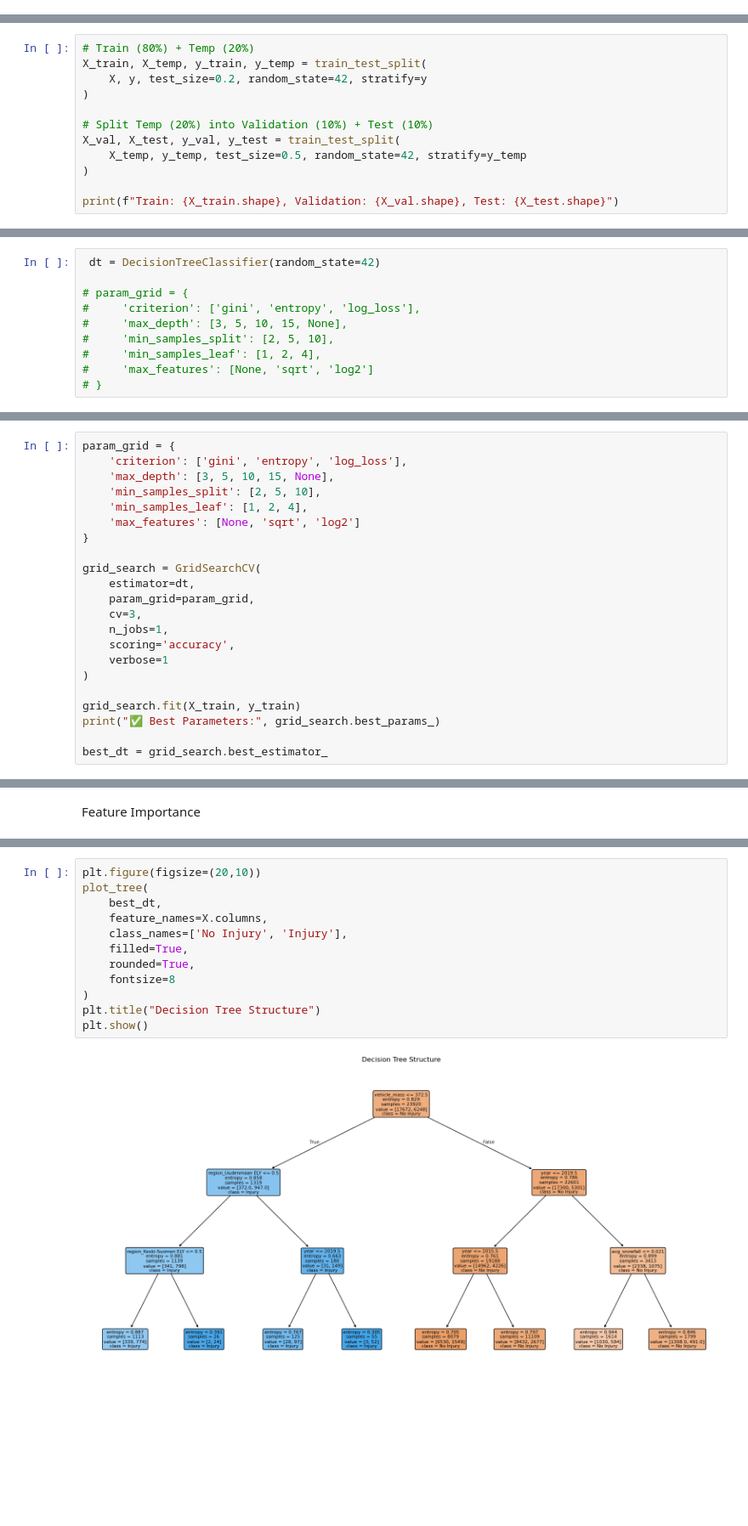
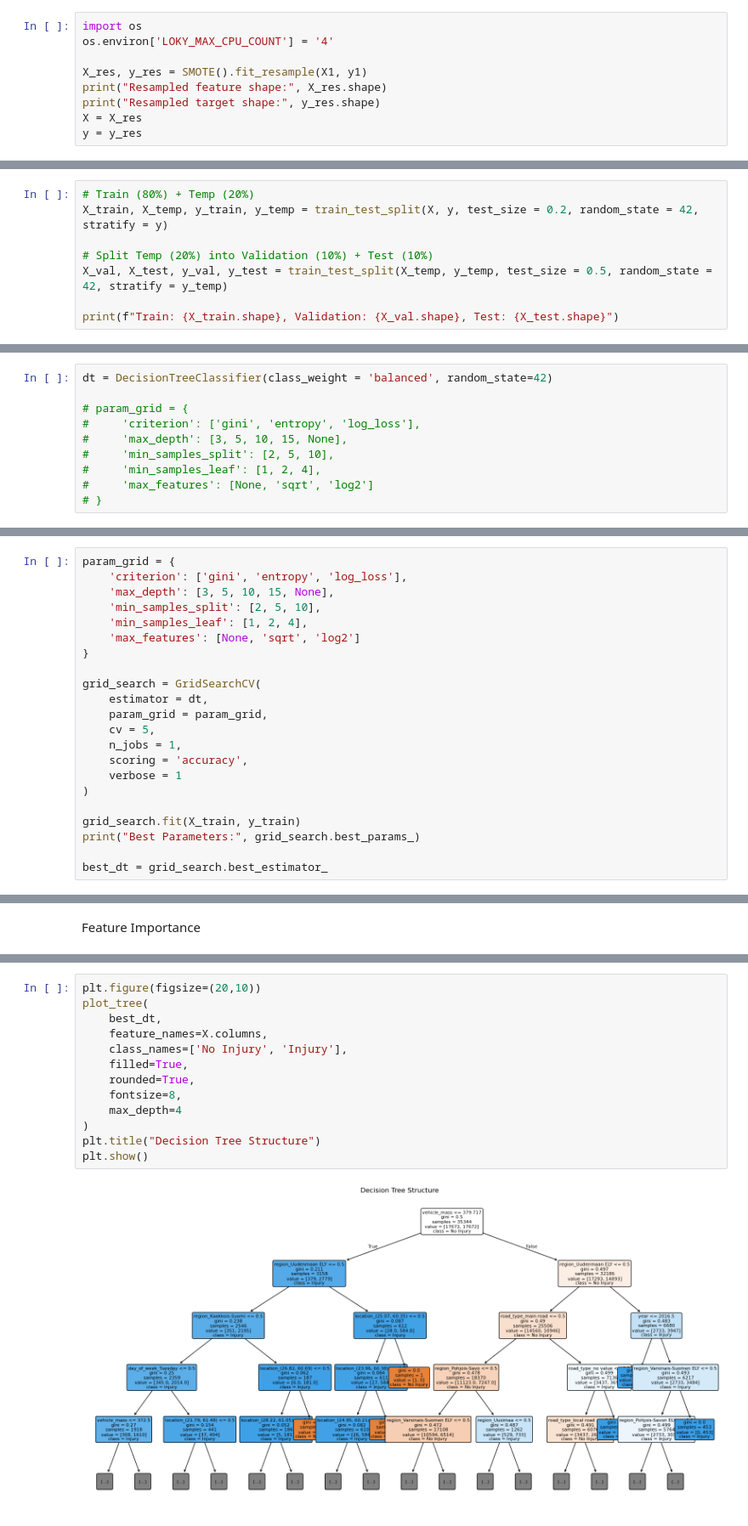
Before and after one commit to githubuser100923/intro-to-ds, a Jupyter notebook: Modeling-DT.ipynb, the cells around one changed output, grey strips where cells are left out. Shown at 85% size. Drawn from its saved outputs; the diff is of its cells as text; blank space fills up the shorter version.

Commit message:
Amended the DT nd refreshed the visuals using the final dataset

```diff
--- a/Modeling-DT.ipynb
+++ b/Modeling-DT.ipynb
@@ -74,2 +81,11 @@ print("Processed feature shape:", X.shape)
 # %% [output]
 Processed feature shape: (26578, 13478)
+# %%
+import os
+os.environ['LOKY_MAX_CPU_COUNT'] = '4'
+
+X_res, y_res = SMOTE().fit_resample(X1, y1)
+print("Resampled feature shape:", X_res.shape)
+print("Resampled target shape:", y_res.shape)
+X = X_res
+y = y_res
@@ -77,14 +96,10 @@ Processed feature shape: (26578, 13478)
 Train and Test Split
 # %%
 # Train (80%) + Temp (20%)
-X_train, X_temp, y_train, y_temp = train_test_split(
-    X, y, test_size=0.2, random_state=42, stratify=y
-)
+X_train, X_temp, y_train, y_temp = train_test_split(X, y, test_size = 0.2, random_state = 42, stratify = y)
 
 # Split Temp (20%) into Validation (10%) + Test (10%)
-X_val, X_test, y_val, y_test = train_test_split(
-    X_temp, y_temp, test_size=0.5, random_state=42, stratify=y_temp
-)
+X_val, X_test, y_val, y_test = train_test_split(X_temp, y_temp, test_size = 0.5, random_state = 42, stratify = y_temp)
 
 print(f"Train: {X_train.shape}, Validation: {X_val.shape}, Test: {X_test.shape}")
 # %% [output]
@@ -108,7 +130,7 @@ df
 # %% [markdown]
 Hypeparameter tuning
 # %%
- dt = DecisionTreeClassifier(random_state=42)
+dt = DecisionTreeClassifier(class_weight = 'balanced', random_state=42)
 
 # param_grid = {
 #     'criterion': ['gini', 'entropy', 'log_loss'],
@@ -144,16 +166,16 @@ param_grid = {
 }
 
 grid_search = GridSearchCV(
-    estimator=dt,
-    param_grid=param_grid,
-    cv=3,
-    n_jobs=1,
-    scoring='accuracy',
-    verbose=1
+    estimator = dt,
+    param_grid = param_grid,
+    cv = 5,
+    n_jobs = 1,
+    scoring = 'accuracy',
+    verbose = 1
 )
 
 grid_search.fit(X_train, y_train)
-print("✅ Best Parameters:", grid_search.best_params_)
+print("Best Parameters:", grid_search.best_params_)
 
 best_dt = grid_search.best_estimator_
 # %% [output]
@@ -228,14 +264,15 @@ Passing `palette` without assigning `hue` is deprecated and will be removed in v
 # %%
 plt.figure(figsize=(20,10))
 plot_tree(
     best_dt,
     feature_names=X.columns,
     class_names=['No Injury', 'Injury'],
     filled=True,
     rounded=True,
-    fontsize=8
+    fontsize=8,
+    max_depth=4
 )
 plt.title("Decision Tree Structure")
 plt.show()
 # %% [output]
-[figure, old version]
+[figure, new version]
```
Also changed, not shown: parts of 12 cells of this notebook, 1 other file.
